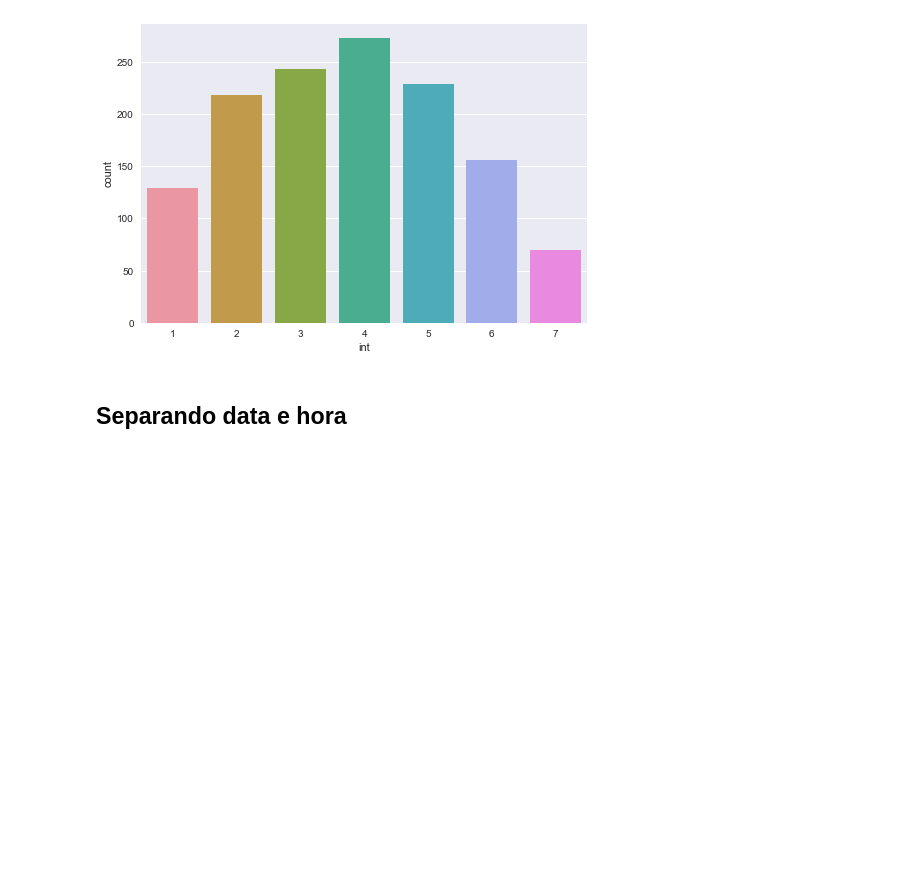
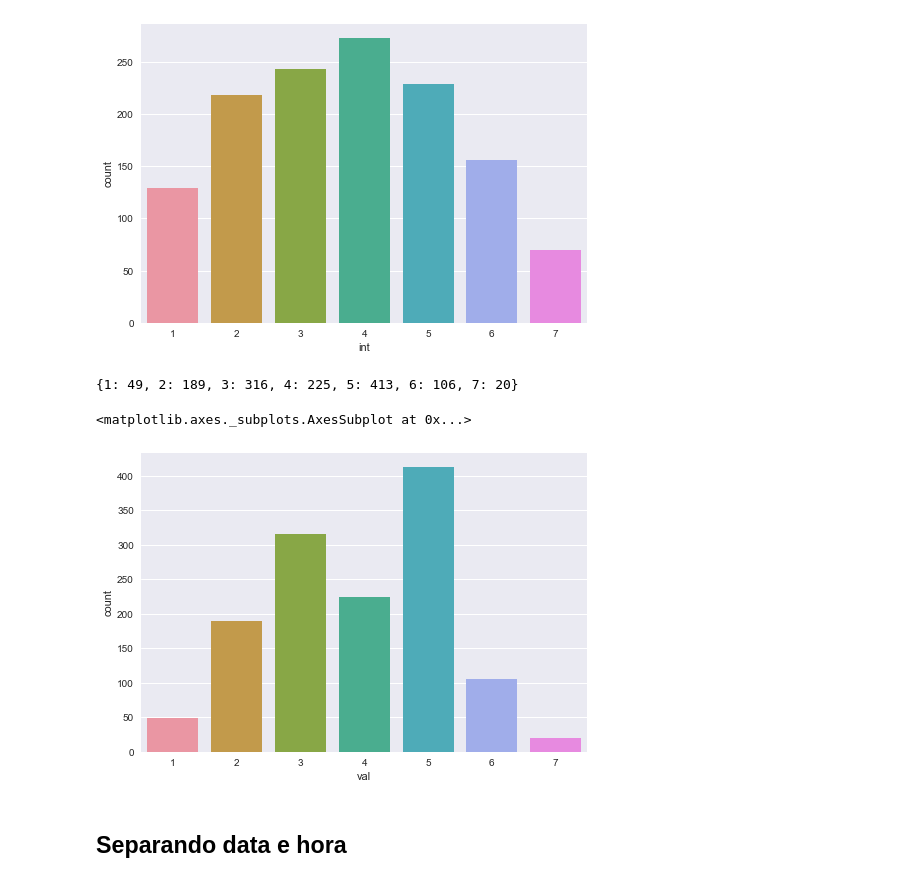
Before and after one commit to tpcyprianos/sentiment-analysis-tweets, a Jupyter notebook: pre_processing.ipynb, the cells around one changed output. Drawn from its saved outputs; the diff is of its cells as text; code cells hidden in the pictures; blank space fills up the shorter version.

```diff
--- a/pre_processing.ipynb
+++ b/pre_processing.ipynb
@@ -38,6 +39,19 @@ sns.countplot(x='int', data=datasetInFrame)
 # %% [output]
 <matplotlib.axes._subplots.AxesSubplot at 0x...>
 [figure]
+# %%
+totalValencyClasses = {}
+
+for i in range(1,8):
+    totalValencyClasses[i] = datasetInFrame[datasetInFrame.val == i]["txt"].count()
+totalValencyClasses
+# %% [output]
+{1: 49, 2: 189, 3: 316, 4: 225, 5: 413, 6: 106, 7: 20}
+# %%
+sns.countplot(x='val', data=datasetInFrame)
+# %% [output]
+<matplotlib.axes._subplots.AxesSubplot at 0x...>
+[figure, added]
 # %% [markdown]
 ## Separando data e hora
 # %%
```
Also changed, not shown: parts of 4 cells of this notebook.
